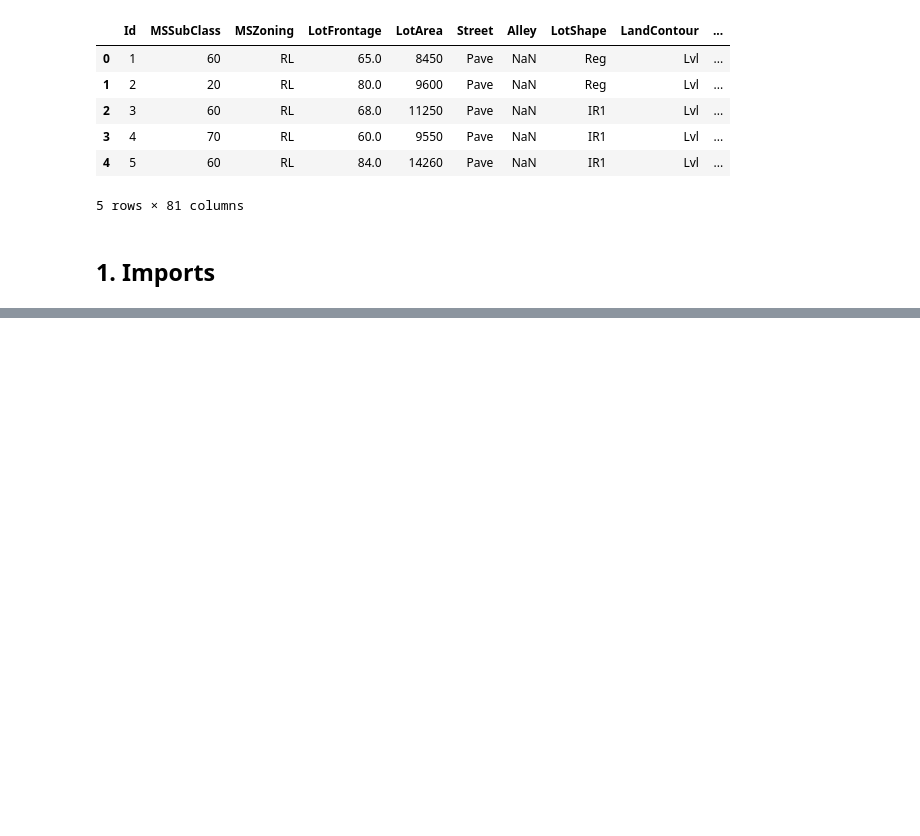
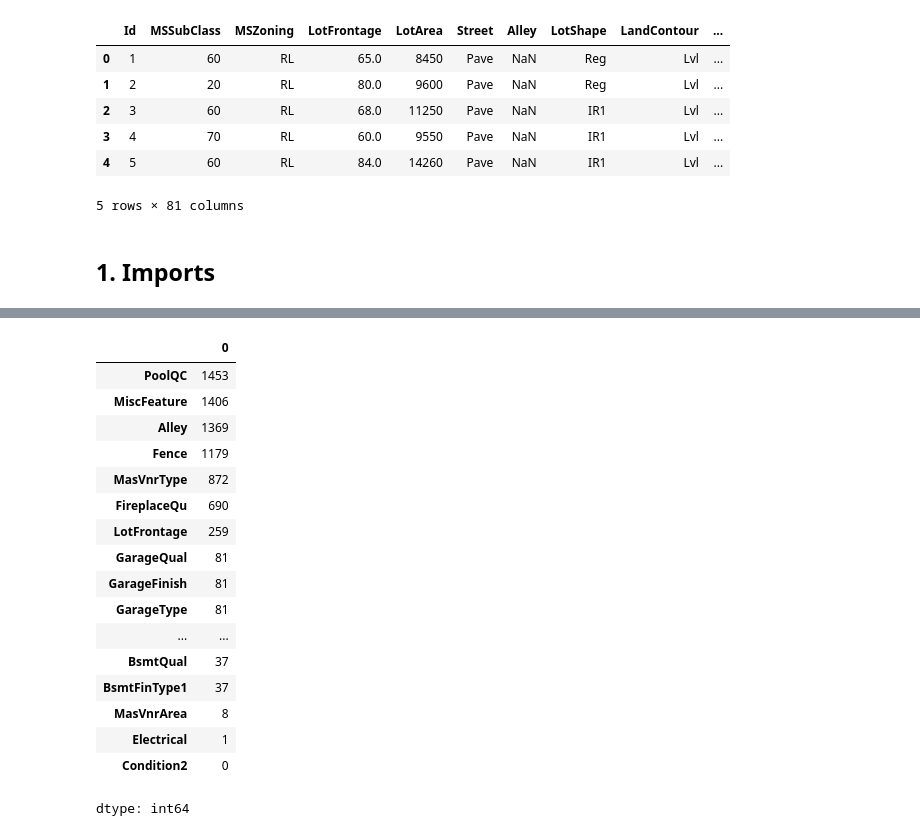
Before and after one commit to joaossoliveira/House-price, a Jupyter notebook: House_Price1.ipynb, the cells around one changed output, grey strips where cells are left out. Drawn from its saved outputs; the diff is of its cells as text; code cells hidden in the pictures; blank space fills up the shorter version.

```diff
--- a/House_Price1.ipynb
+++ b/House_Price1.ipynb
@@ -67,0 +96,22 @@ warnings.filterwarnings("ignore")
+# %%
+#visualizando a quantidade valores vazios, listando as colunas e as 20 primeiras linhas
+train_data.isnull().sum().sort_values(ascending=False).head(20)
+# %% [output]
+|  | 0 |
+| PoolQC | 1453 |
+| MiscFeature | 1406 |
+| Alley | 1369 |
+| Fence | 1179 |
+| MasVnrType | 872 |
+| FireplaceQu | 690 |
+| LotFrontage | 259 |
+| GarageQual | 81 |
+| GarageFinish | 81 |
+| GarageType | 81 |
+| ... | ... |
+| BsmtQual | 37 |
+| BsmtFinType1 | 37 |
+| MasVnrArea | 8 |
+| Electrical | 1 |
+| Condition2 | 0 |
+dtype: int64
```
Also changed, not shown: parts of 12 cells of this notebook.
